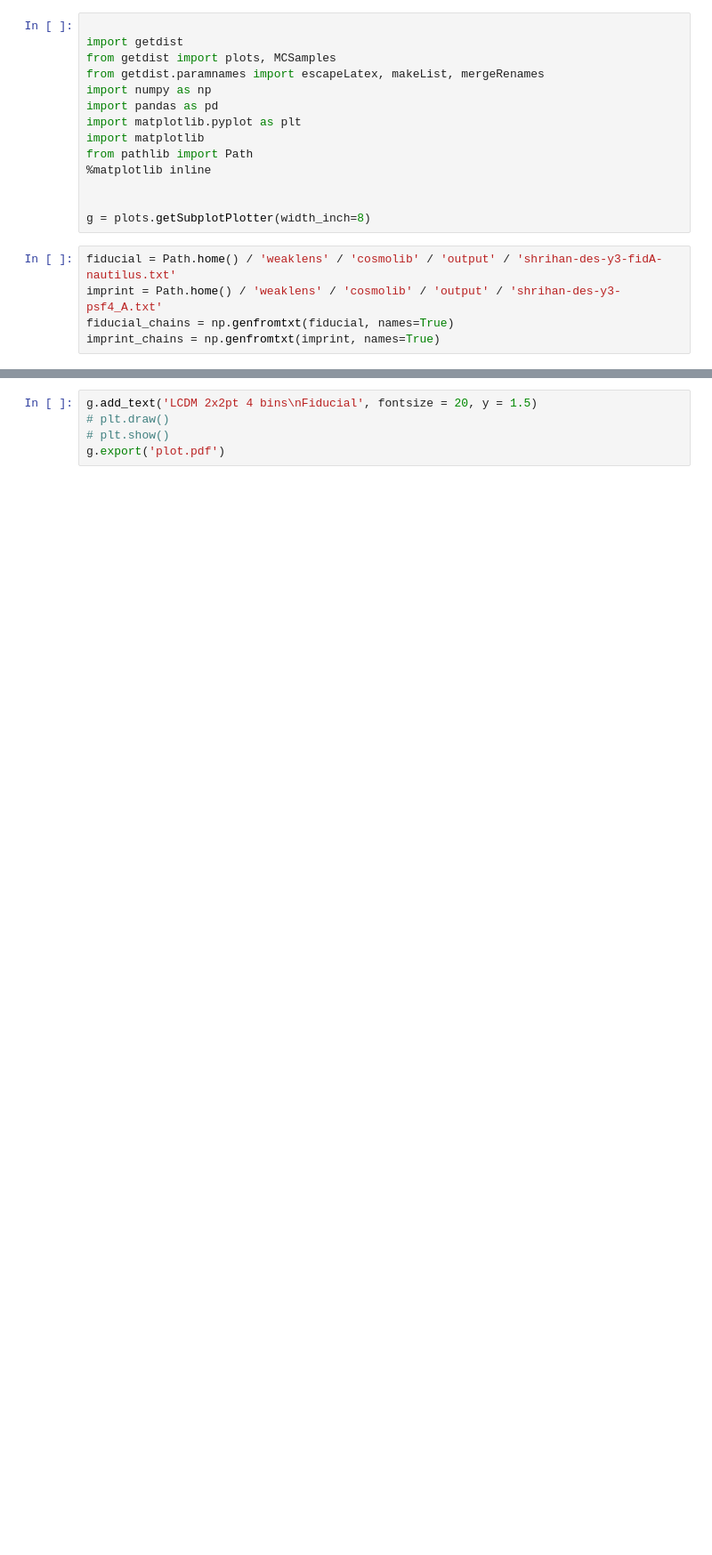
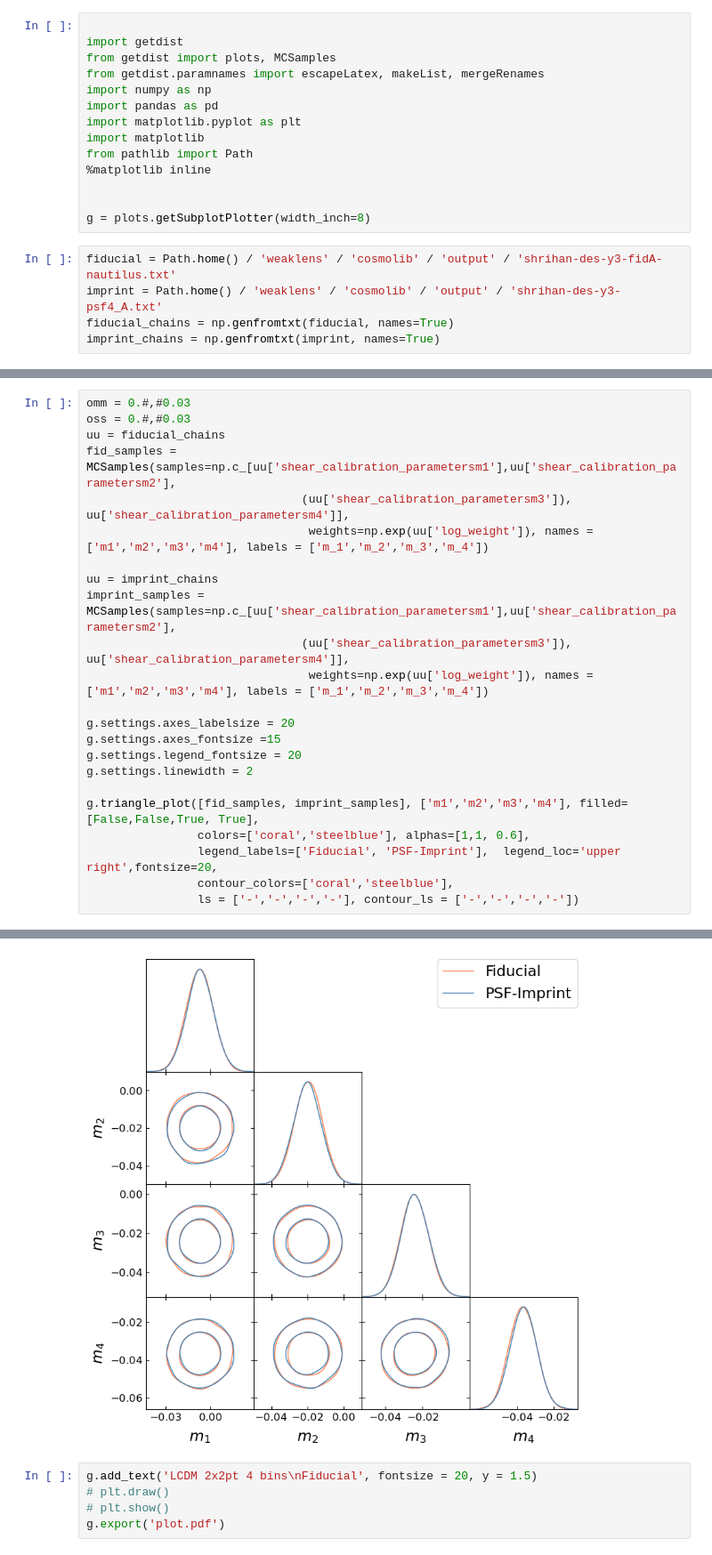
Before and after one commit to ShrihanSolo/cosmolib, a Jupyter notebook: shrihan/cosmosis_plot.ipynb, the cells around one changed output, grey strips where cells are left out. Shown at 89% size. Drawn from its saved outputs; the diff is of its cells as text; blank space fills up the shorter version.

Commit message:
added a look at shear calib params

```diff
--- a/shrihan/cosmosis_plot.ipynb
+++ b/shrihan/cosmosis_plot.ipynb
@@ -50 +61,25 @@ Removed no burn in
 [figure]
+# %%
+omm = 0.#,#0.03
+oss = 0.#,#0.03
+uu = fiducial_chains
+fid_samples = MCSamples(samples=np.c_[uu['shear_calibration_parametersm1'],uu['shear_calibration_parametersm2'],
+                               (uu['shear_calibration_parametersm3']), uu['shear_calibration_parametersm4']],
+                                weights=np.exp(uu['log_weight']), names = ['m1','m2','m3','m4'], labels = ['m_1','m_2','m_3','m_4'])
+
+uu = imprint_chains
+imprint_samples = MCSamples(samples=np.c_[uu['shear_calibration_parametersm1'],uu['shear_calibration_parametersm2'],
+                               (uu['shear_calibration_parametersm3']), uu['shear_calibration_parametersm4']],
+                                weights=np.exp(uu['log_weight']), names = ['m1','m2','m3','m4'], labels = ['m_1','m_2','m_3','m_4'])
+
+g.settings.axes_labelsize = 20
+g.settings.axes_fontsize =15
+g.settings.legend_fontsize = 20
+g.settings.linewidth = 2
+
+g.triangle_plot([fid_samples, imprint_samples], ['m1','m2','m3','m4'], filled=[False,False,True, True],
+                colors=['coral','steelblue'], alphas=[1,1, 0.6],
+                legend_labels=['Fiducial', 'PSF-Imprint'],  legend_loc='upper right',fontsize=20,
+                contour_colors=['coral','steelblue'],
+                ls = ['-','-','-','-'], contour_ls = ['-','-','-','-'])
+# %% [output]
@@ -51,3 +89,4 @@ Removed no burn in
+[figure, added]
 # %%
 g.add_text('LCDM 2x2pt 4 bins\nFiducial', fontsize = 20, y = 1.5)
 # plt.draw()
```
Also changed, not shown: parts of 3 cells of this notebook.
